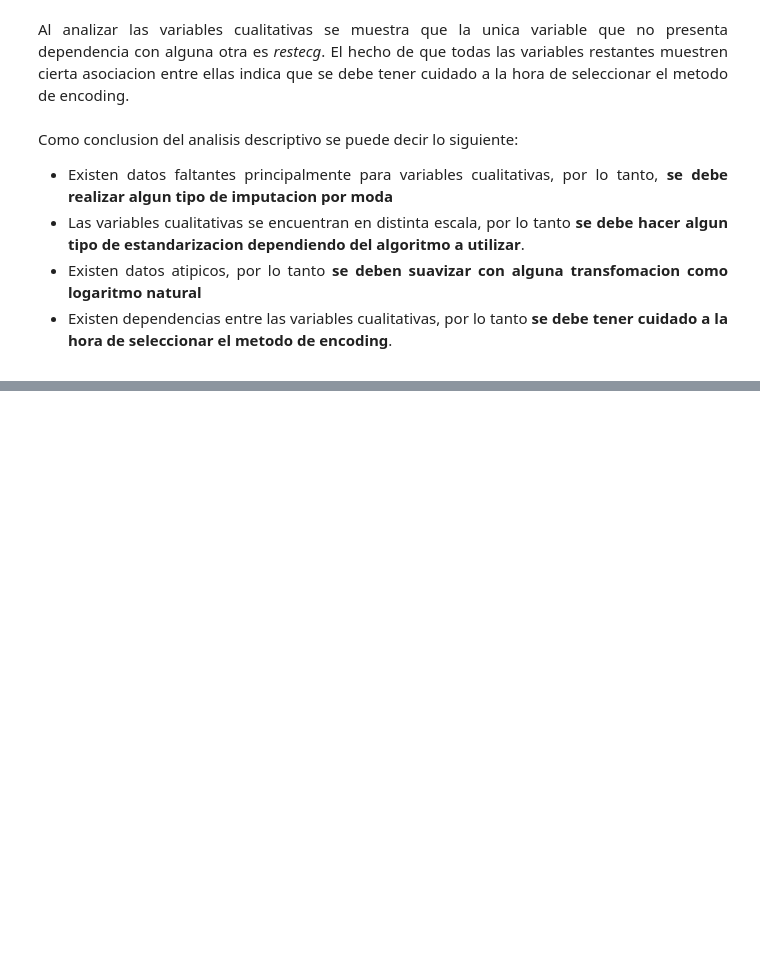
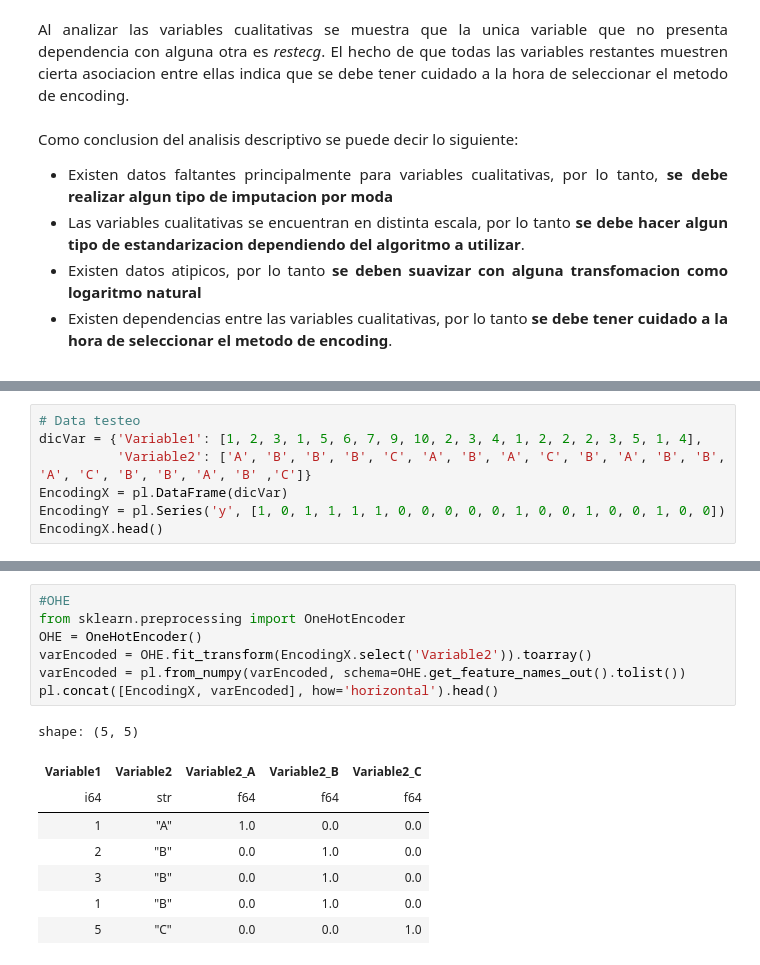
Before and after one commit to j220493/AnalisisEncodingCategoricalVariables, a Jupyter notebook: analisis.ipynb, the cells around one changed output, grey strips where cells are left out. Drawn from its saved outputs; the diff is of its cells as text; blank space fills up the shorter version.

Commit message:
Se inicia definicion de metodos de encoding ordinal, freq y OHE

```diff
--- a/analisis.ipynb
+++ b/analisis.ipynb
@@ -238,0 +248,7 @@ Como conclusion del analisis descriptivo se puede decir lo siguiente:
+# %%
+# Data testeo
+dicVar = {'Variable1': [1, 2, 3, 1, 5, 6, 7, 9, 10, 2, 3, 4, 1, 2, 2, 2, 3, 5, 1, 4],
+          'Variable2': ['A', 'B', 'B', 'B', 'C', 'A', 'B', 'A', 'C', 'B', 'A', 'B', 'B', 'A', 'C', 'B', 'B', 'A', 'B' ,'C']}
+EncodingX = pl.DataFrame(dicVar)
+EncodingY = pl.Series('y', [1, 0, 1, 1, 1, 1, 0, 0, 0, 0, 0, 1, 0, 0, 1, 0, 0, 1, 0, 0])
+EncodingX.head()
@@ -238,0 +321,16 @@ Como conclusion del analisis descriptivo se puede decir lo siguiente:
+# %%
+#OHE
+from sklearn.preprocessing import OneHotEncoder
+OHE = OneHotEncoder()
+varEncoded = OHE.fit_transform(EncodingX.select('Variable2')).toarray()
+varEncoded = pl.from_numpy(varEncoded, schema=OHE.get_feature_names_out().tolist())
+pl.concat([EncodingX, varEncoded], how='horizontal').head()
+# %% [output]
+shape: (5, 5)
+| Variable1 | Variable2 | Variable2_A | Variable2_B | Variable2_C |
+| i64 | str | f64 | f64 | f64 |
+| 1 | "A" | 1.0 | 0.0 | 0.0 |
+| 2 | "B" | 0.0 | 1.0 | 0.0 |
+| 3 | "B" | 0.0 | 1.0 | 0.0 |
+| 1 | "B" | 0.0 | 1.0 | 0.0 |
+| 5 | "C" | 0.0 | 0.0 | 1.0 |
```
Also changed, not shown: parts of 12 cells of this notebook.
